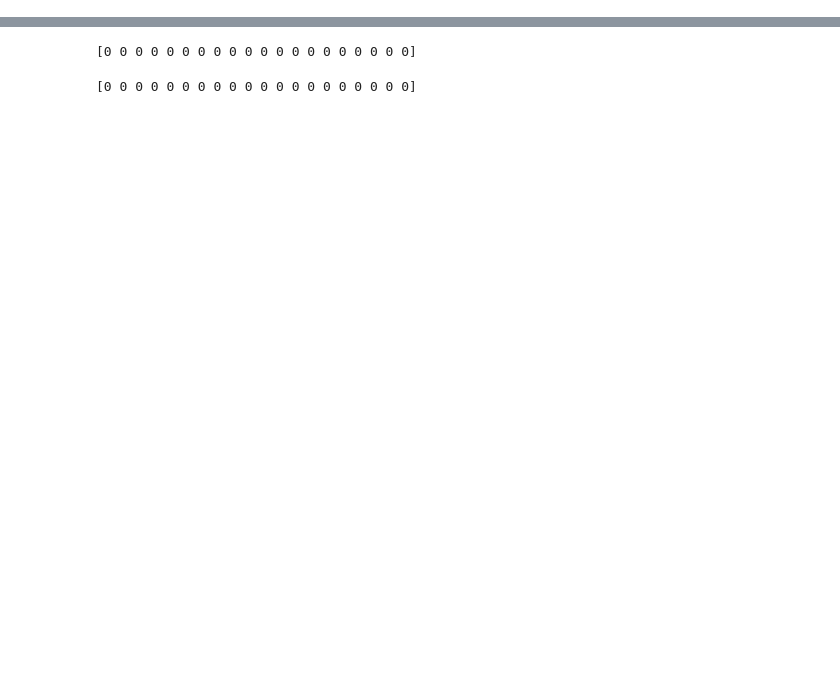
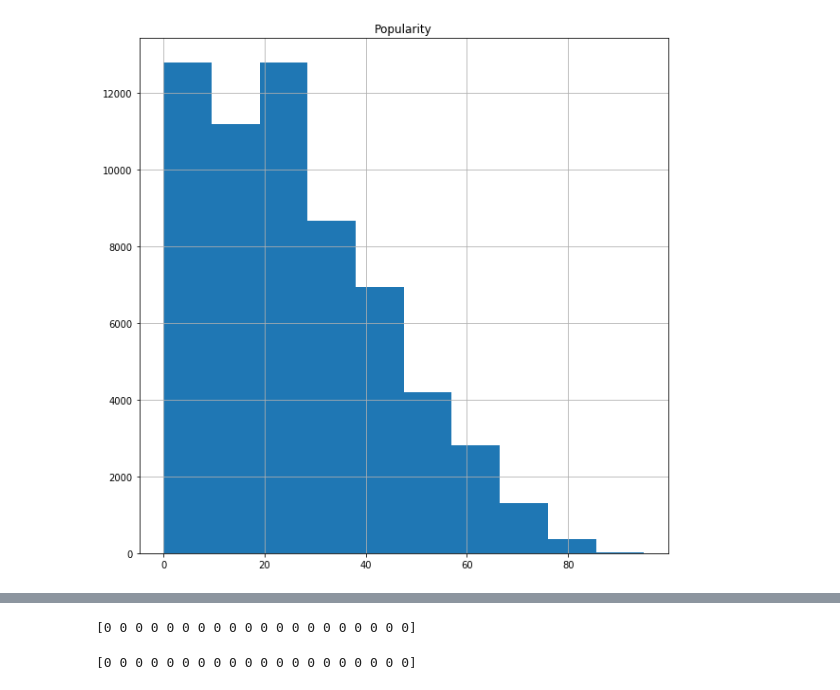
Before and after one commit to peishuan/Natural-Computation-Methods-for-Machine-Learning-Final-Project, a Jupyter notebook: meeting0513/spotify_end2end3.ipynb, the cells around one changed output, grey strips where cells are left out. Cells and saved outputs as stored; diff of their text form; code cells hidden in the pictures; blank space fills up the shorter version.

```diff
--- a/meeting0513/spotify_end2end3.ipynb
+++ b/meeting0513/spotify_end2end3.ipynb
@@ -34,0 +54,5 @@ data.head()
+# %%
+# check the distribution of popularity
+hist = data.hist(column="Popularity", figsize = (10,10))
+# %% [output]
+[figure, added]
```
Also changed, not shown: parts of 13 cells of this notebook.
